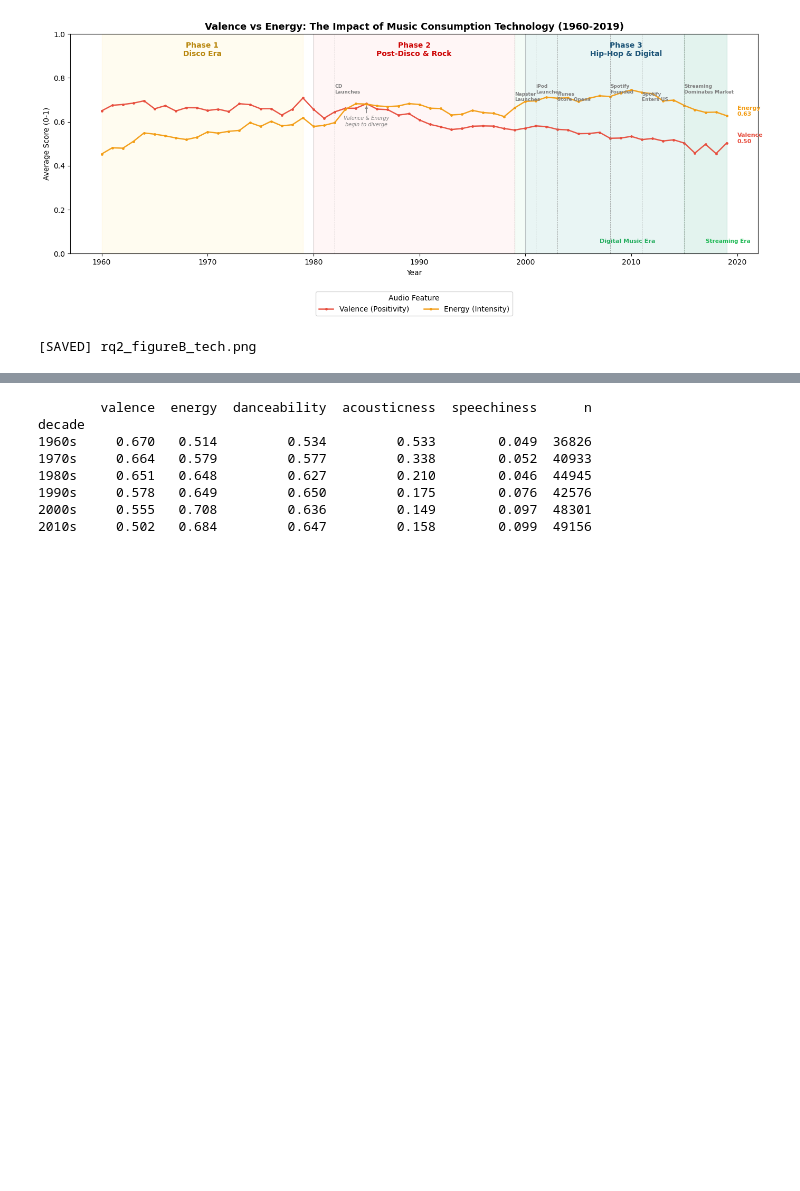
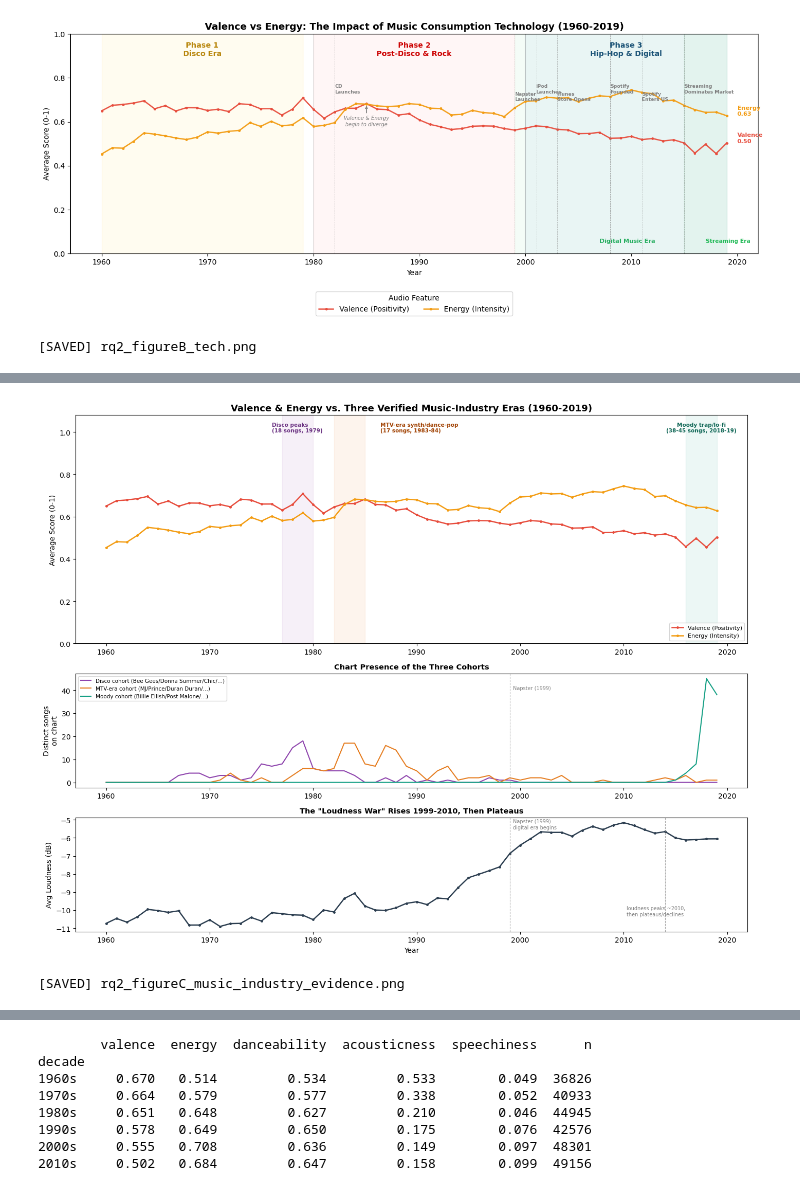
Before and after one commit to Vivian-be-nerd/FuWei-Portfolio, a Jupyter notebook: data-analysis-projects/music-analysis/Python/05_EDA_auto.ipynb, the cells around one changed output, grey strips where cells are left out. Saved outputs shown, nothing was run; the diff lists cells and outputs as text; code cells hidden in the pictures; blank space fills up the shorter version.

```diff
--- a/data-analysis-projects/music-analysis/Python/05_EDA_auto.ipynb
+++ b/data-analysis-projects/music-analysis/Python/05_EDA_auto.ipynb
@@ -488,0 +664,45 @@ print('[SAVED] rq2_figureB_tech.png')
+# %%
+fig, (ax1, ax2, ax3) = plt.subplots(3, 1, figsize=(14, 11), sharex=True, gridspec_kw={'height_ratios': [2, 1, 1]})
+
+ax1.axvspan(1977, 1980, color='#8E44AD', alpha=0.08)
+ax1.axvspan(1982, 1985, color='#E67E22', alpha=0.08)
+ax1.axvspan(2016, 2019, color='#16A085', alpha=0.08)
+ax1.text(1976, 1.0, 'Disco peaks\n(18 songs, 1979)', ha='left', fontsize=7.5, color='#6C3483', fontweight='bold')
+ax1.text(1986.5, 1.0, 'MTV-era synth/dance-pop\n(17 songs, 1983-84)', ha='left', fontsize=7.5, color='#A04000', fontweight='bold')
+ax1.text(2017.5, 1.0, 'Moody trap/lo-fi\n(38-45 songs, 2018-19)', ha='center', fontsize=7.5, color='#0E6655', fontweight='bold')
+ax1.plot(features_yearly['year'], features_yearly['valence'], color='#E74C3C', linewidth=1.8, marker='o', markersize=2.5, label='Valence (Positivity)')
+ax1.plot(features_yearly['year'], features_yearly['energy'], color='#F39C12', linewidth=1.8, marker='o', markersize=2.5, label='Energy (Intensity)')
+ax1.set_ylim(0, 1.08)
+ax1.set_ylabel('Average Score (0-1)')
+ax1.set_title('Valence & Energy vs. Three Verified Music-Industry Eras (1960-2019)', fontsize=13, fontweight='bold')
+ax1.legend(loc='lower right', fontsize=8)
+
+ax2.plot(disco_by_year.index, disco_by_year.values, color='#8E44AD', linewidth=1.5, label='Disco cohort (Bee Gees/Donna Summer/Chic/...)')
+ax2.plot(mtv_by_year.index, mtv_by_year.values, color='#E67E22', linewidth=1.5, label='MTV-era cohort (MJ/Prince/Duran Duran/...)')
+ax2.plot(moody_by_year.index, moody_by_year.values, color='#16A085', linewidth=1.5, label='Moody cohort (Billie Eilish/Post Malone/...)')
+ax2.set_ylabel('Distinct songs\non chart')
+ax2.legend(loc='upper left', fontsize=7.5, ncol=1)
+ax2.set_title('Chart Presence of the Three Cohorts', fontsize=10.5, fontweight='bold')
+
+ax1.tick_params(axis='x', labelbottom=True)
+ax2.tick_params(axis='x', labelbottom=True)
+
+ax2.axvline(1999, color='gray', linestyle='--', linewidth=0.8, alpha=0.6)
+ax2.text(1999.3, ax2.get_ylim()[1]*0.85, 'Napster (1999)', fontsize=7, color='gray')
+
+ax3.plot(loudness_yearly['year'], loudness_yearly['loudness'], color='#2C3E50', linewidth=1.8, marker='o', markersize=2.5)
+ax3.axvline(1999, color='gray', linestyle='--', linewidth=0.8, alpha=0.7)
+ax3.text(1999.3, -5.5, 'Napster (1999)\ndigital era begins', fontsize=7, color='gray')
+ax3.axvline(2014, color='gray', linestyle='--', linewidth=0.8, alpha=0.7)
+ax3.text(2010.3, -10.3, 'loudness peaks ~2010,\nthen plateaus/declines', fontsize=7, color='gray')
+ax3.set_ylabel('Avg Loudness (dB)')
+ax3.set_xlabel('Year')
+ax3.set_title('The \"Loudness War\" Rises 1999-2010, Then Plateaus', fontsize=10.5, fontweight='bold')
+
+plt.tight_layout()
+plt.savefig('../Data/rq2_figureC_music_industry_evidence.png', dpi=120)
+plt.show()
+print('[SAVED] rq2_figureC_music_industry_evidence.png')
+# %% [output]
+[figure, added]
+[SAVED] rq2_figureC_music_industry_evidence.png
```
Also changed, not shown: parts of 56 cells of this notebook, 2 other files.
